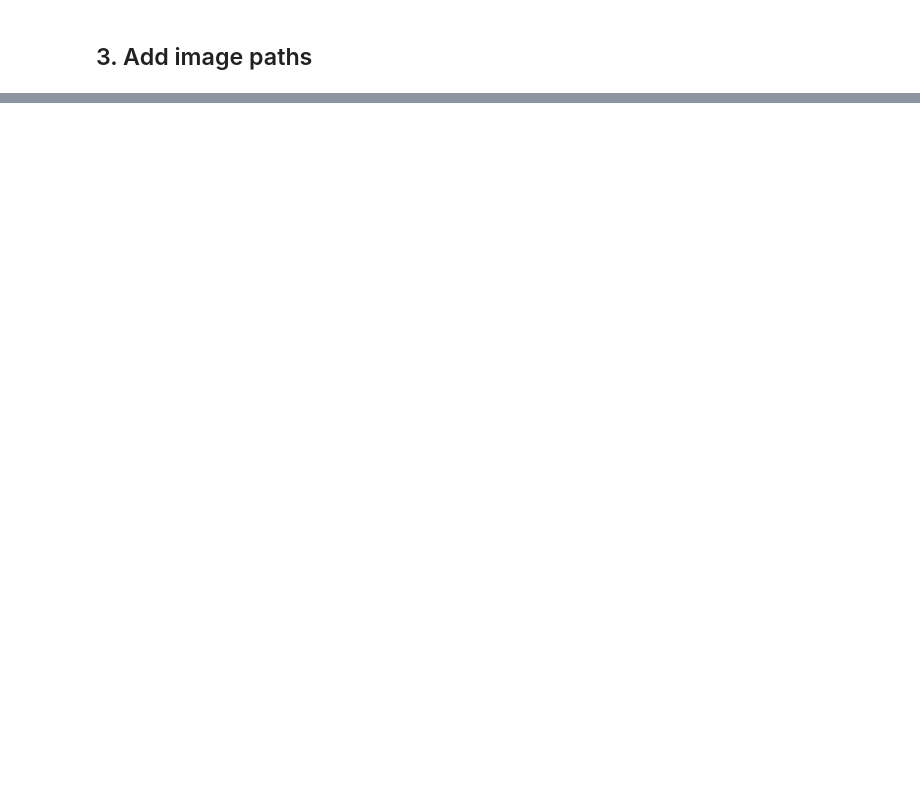
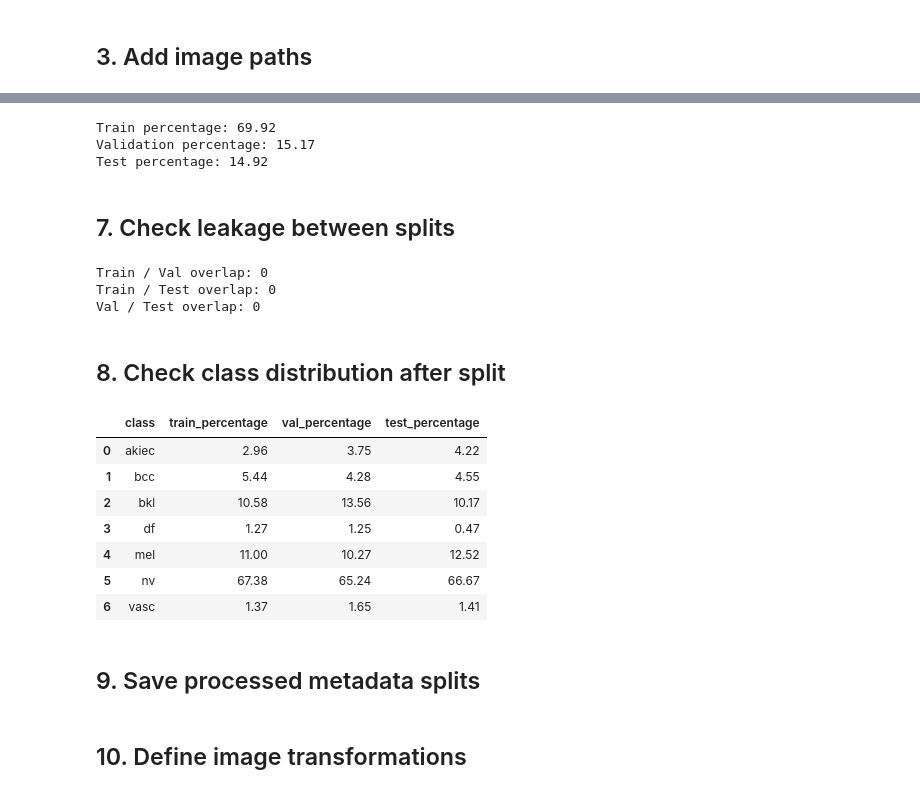
Before and after one commit to youlou09-PNG/medical-image-classification, a Jupyter notebook: notebooks/03_preprocessing_and_augmentation.ipynb, the cells around one changed output, grey strips where cells are left out. Drawn from its saved outputs; the diff is of its cells as text; code cells hidden in the pictures; blank space fills up the shorter version.

```diff
--- a/notebooks/03_preprocessing_and_augmentation.ipynb
+++ b/notebooks/03_preprocessing_and_augmentation.ipynb
@@ -59,0 +91,2 @@ metadata["image_path"].isnull().sum()
+# %%
+groups = metadata["lesion_id"]
@@ -59,0 +110,17 @@ metadata["image_path"].isnull().sum()
+# %%
+gss_val_test = GroupShuffleSplit(
+    n_splits=1,
+    test_size=0.50,
+    random_state=42
+)
+
+val_idx, test_idx = next(
+    gss_val_test.split(
+        temp_df,
+        temp_df["label"],
+        groups=temp_df["lesion_id"]
+    )
+)
+
+val_df = temp_df.iloc[val_idx].reset_index(drop=True)
+test_df = temp_df.iloc[test_idx].reset_index(drop=True)
@@ -59,0 +137,59 @@ metadata["image_path"].isnull().sum()
+# %%
+print("Train percentage:", round(len(train_df) / len(metadata) * 100, 2))
+print("Validation percentage:", round(len(val_df) / len(metadata) * 100, 2))
+print("Test percentage:", round(len(test_df) / len(metadata) * 100, 2))
+# %% [output]
+Train percentage: 69.92
+Validation percentage: 15.17
+Test percentage: 14.92
+# %% [markdown]
+## 7. Check leakage between splits
+# %%
+train_lesions = set(train_df["lesion_id"])
+val_lesions = set(val_df["lesion_id"])
+test_lesions = set(test_df["lesion_id"])
+
+print("Train / Val overlap:", len(train_lesions.intersection(val_lesions)))
+print("Train / Test overlap:", len(train_lesions.intersection(test_lesions)))
+print("Val / Test overlap:", len(val_lesions.intersection(test_lesions)))
+# %% [output]
+Train / Val overlap: 0
+Train / Test overlap: 0
+Val / Test overlap: 0
+# %% [markdown]
+## 8. Check class distribution after split
+# %%
+def class_distribution(df, name):
+    distribution = (
+        df["dx"]
+        .value_counts(normalize=True)
+        .mul(100)
+        .round(2)
+        .reset_index()
+    )
+
+    distribution.columns = ["class", f"{name}_percentage"]
+    return distribution
+# %%
+train_dist = class_distribution(train_df, "train")
+val_dist = class_distribution(val_df, "val")
+test_dist = class_distribution(test_df, "test")
+
+split_distribution = (
+    train_dist
+    .merge(val_dist, on="class", how="outer")
+    .merge(test_dist, on="class", how="outer")
+)
+
+split_distribution
+# %% [output]
+|  | class | train_percentage | val_percentage | test_percentage |
+| 0 | akiec | 2.96 | 3.75 | 4.22 |
+| 1 | bcc | 5.44 | 4.28 | 4.55 |
+| 2 | bkl | 10.58 | 13.56 | 10.17 |
+| 3 | df | 1.27 | 1.25 | 0.47 |
+| 4 | mel | 11.00 | 10.27 | 12.52 |
+| 5 | nv | 67.38 | 65.24 | 66.67 |
+| 6 | vasc | 1.37 | 1.65 | 1.41 |
+# %% [markdown]
+## 9. Save processed metadata splits
@@ -59,0 +202,2 @@ metadata["image_path"].isnull().sum()
+# %% [markdown]
+## 10. Define image transformations
```
Also changed, not shown: parts of 28 cells of this notebook, 4 other files.
